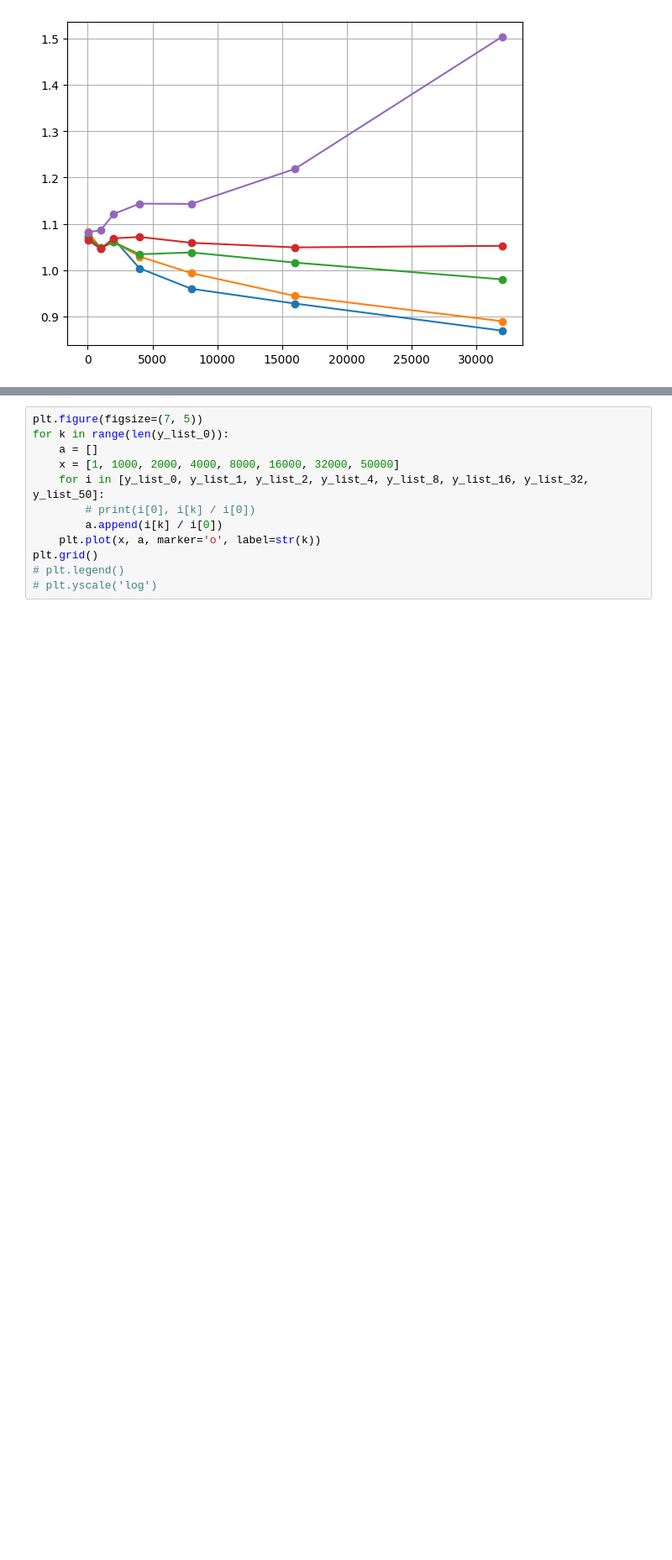
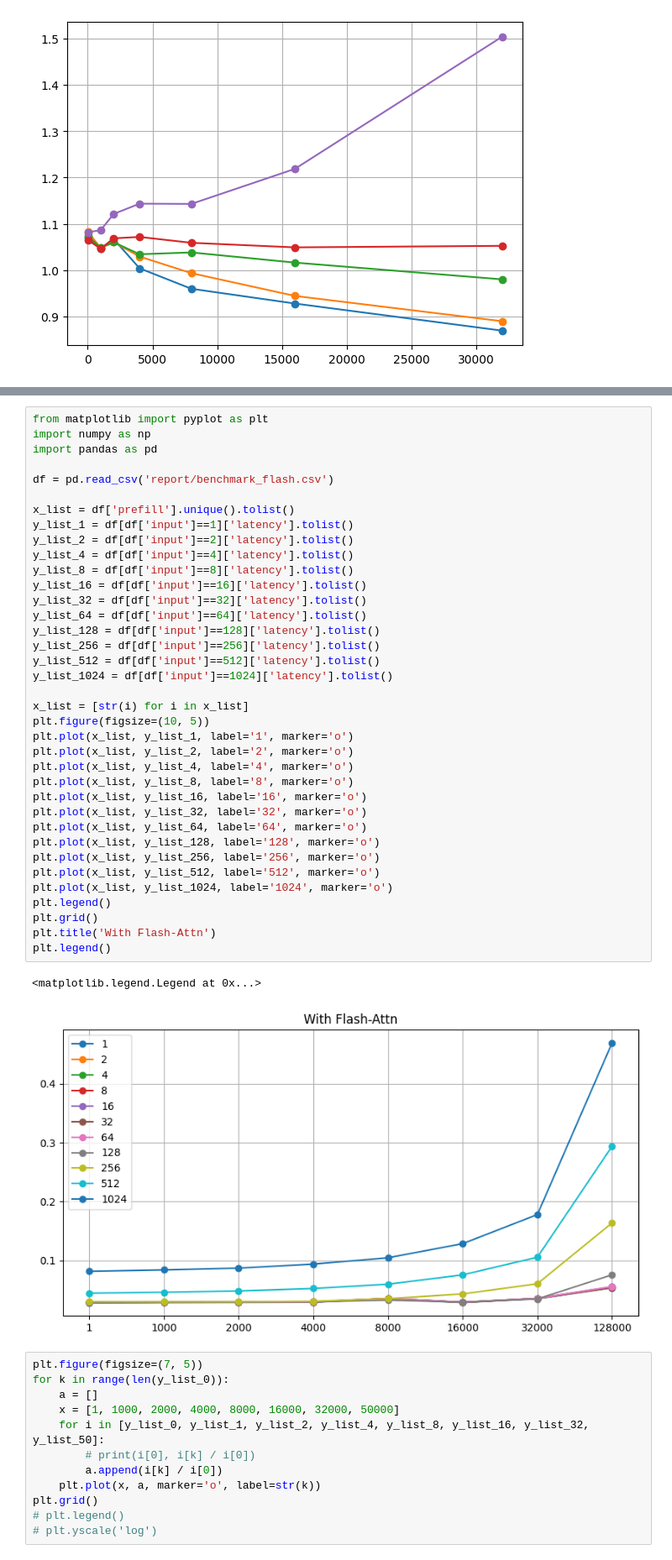
Before and after one commit to ranonrkm/TriForce-legacy, a Jupyter notebook: plot.ipynb, the cells around one changed output, grey strips where cells are left out. Shown at 84% size. Cells and saved outputs as stored; diff of their text form; blank space fills up the shorter version.

```diff
--- a/plot.ipynb
+++ b/plot.ipynb
@@ -167,3 +168,43 @@ plt.legend()
+# %%
+from matplotlib import pyplot as plt
+import numpy as np
+import pandas as pd
+
+df = pd.read_csv('report/benchmark_flash.csv')
+
+x_list = df['prefill'].unique().tolist()
+y_list_1 = df[df['input']==1]['latency'].tolist()
+y_list_2 = df[df['input']==2]['latency'].tolist()
+y_list_4 = df[df['input']==4]['latency'].tolist()
+y_list_8 = df[df['input']==8]['latency'].tolist()
+y_list_16 = df[df['input']==16]['latency'].tolist()
+y_list_32 = df[df['input']==32]['latency'].tolist()
+y_list_64 = df[df['input']==64]['latency'].tolist()
+y_list_128 = df[df['input']==128]['latency'].tolist()
+y_list_256 = df[df['input']==256]['latency'].tolist()
+y_list_512 = df[df['input']==512]['latency'].tolist()
+y_list_1024 = df[df['input']==1024]['latency'].tolist()
+
+x_list = [str(i) for i in x_list]
+plt.figure(figsize=(10, 5))
+plt.plot(x_list, y_list_1, label='1', marker='o')
+plt.plot(x_list, y_list_2, label='2', marker='o')
+plt.plot(x_list, y_list_4, label='4', marker='o')
+plt.plot(x_list, y_list_8, label='8', marker='o')
+plt.plot(x_list, y_list_16, label='16', marker='o')
+plt.plot(x_list, y_list_32, label='32', marker='o')
+plt.plot(x_list, y_list_64, label='64', marker='o')
+plt.plot(x_list, y_list_128, label='128', marker='o')
+plt.plot(x_list, y_list_256, label='256', marker='o')
+plt.plot(x_list, y_list_512, label='512', marker='o')
+plt.plot(x_list, y_list_1024, label='1024', marker='o')
+plt.legend()
+plt.grid()
+plt.title('With Flash-Attn')
+plt.legend()
+# %% [output]
+<matplotlib.legend.Legend at 0x...>
+[figure, added]
 # %%
 plt.figure(figsize=(7, 5))
 for k in range(len(y_list_0)):
```
Also changed, not shown: parts of 13 cells of this notebook, 37 other files.
